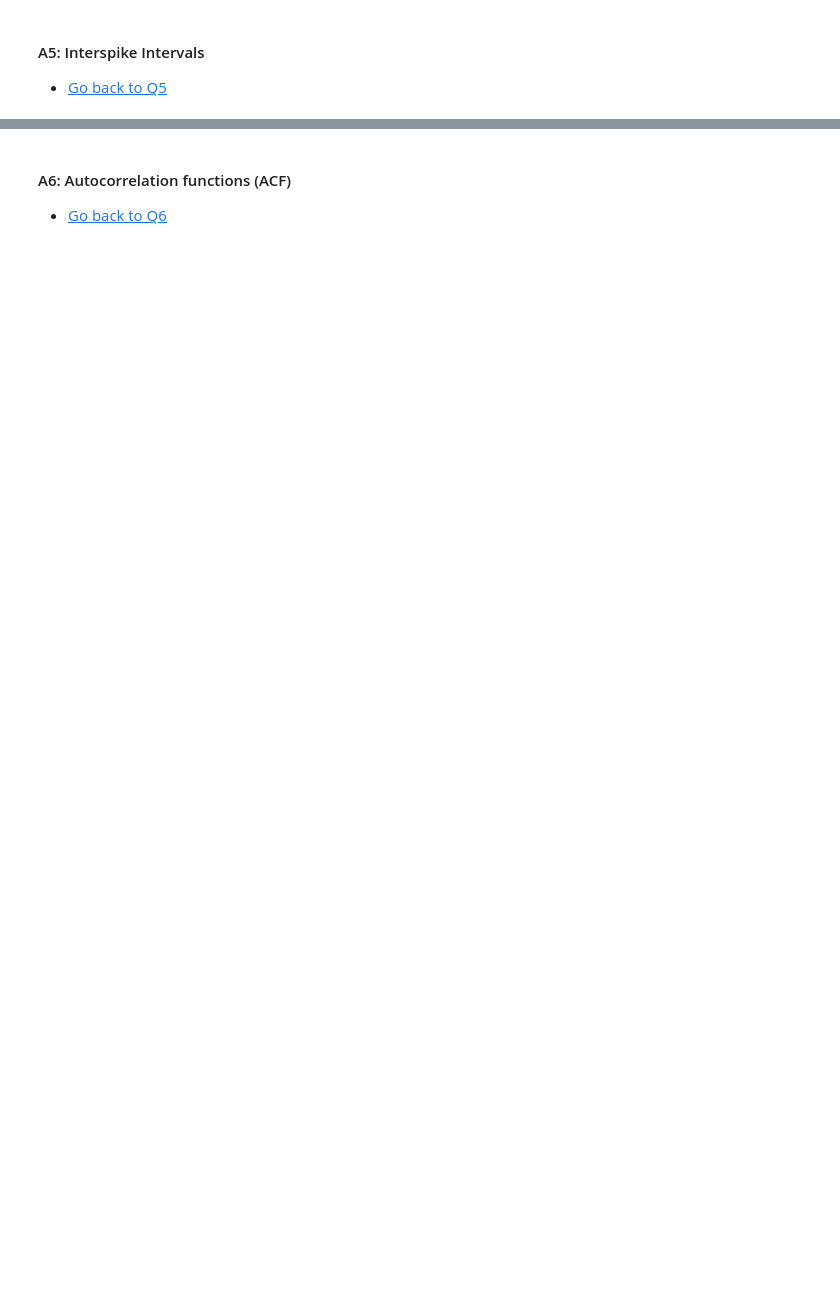
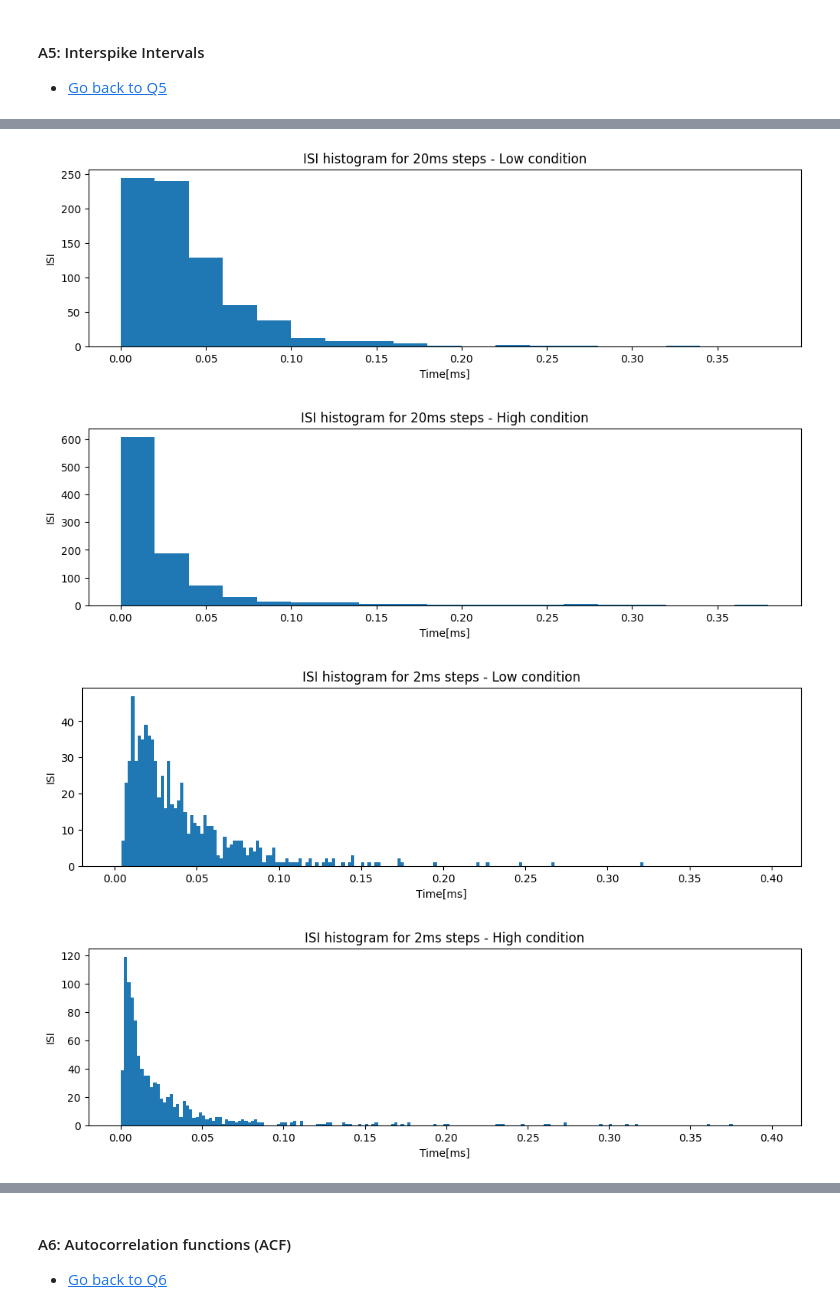
Before and after one commit to cesarz10/Computational-Neurophysiology-Lab, a Jupyter notebook: Lab_3/Module2_Ex1_XX.ipynb, the cells around one changed output, grey strips where cells are left out. Cells and saved outputs as stored; diff of their text form; code cells hidden in the pictures; blank space fills up the shorter version.

```diff
--- a/Lab_3/Module2_Ex1_XX.ipynb
+++ b/Lab_3/Module2_Ex1_XX.ipynb
@@ -563,0 +522,68 @@ Your answer here
+# %%
+# Use the following variables:
+
+#ISI_low
+#ISI_high
+#ISI_hist_low_20
+#ISI_hist_high_20
+#ISI_hist_low_2
+#ISI_hist_high_2
+
+#######################
+##   Q5.1 solution   ##
+#######################
+
+ISI_low = np.diff(spikes_low)
+ISI_high = np.diff(spikes_high)
+
+
+# 20ms window
+step = 0.02
+time_bin_edges_20 = np.arange(0, 0.4, step) # units in s
+ISI_hist_low_20 = np.histogram(ISI_low, bins=time_bin_edges_20)
+ISI_hist_high_20 = np.histogram(ISI_high, bins=time_bin_edges_20)
+
+# print(f"ISI low: {ISI_hist_low_20[0]}\nbins: {time_bin_edges_20[:]}\n")
+# print(f"\nISI high: {ISI_hist_high_20[0]}\nbins: {time_bin_edges_20[:]}")
+
+plt.bar(time_bin_edges_20[:-1], ISI_hist_low_20[0], align='edge', width=step)
+plt.title("ISI histogram for 20ms steps - Low condition")
+plt.ylabel("ISI")
+plt.xlabel("Time[ms]")
+plt.show()
+
+
+plt.bar(time_bin_edges_20[:-1], ISI_hist_high_20[0], align='edge', width=step)
+plt.title("ISI histogram for 20ms steps - High condition")
+plt.ylabel("ISI")
+plt.xlabel("Time[ms]")
+plt.show()
+
+
+
+# 2ms window
+step = 0.002
+time_bin_edges_2 = np.arange(0, 0.4, step) # units in s
+ISI_hist_low_2 = np.histogram(ISI_low, bins=time_bin_edges_2)
+ISI_hist_high_2 = np.histogram(ISI_high, bins=time_bin_edges_2)
+
+# print(f"ISI low: {ISI_hist_low_2[0]}\nbins: {time_bin_edges_2[:]}\n")
+# print(f"\nISI high: {ISI_hist_high_2[0]}\nbins: {time_bin_edges_2[:]}")
+
+plt.bar(time_bin_edges_2[:-1], ISI_hist_low_2[0], align='edge', width=step)
+plt.title("ISI histogram for 2ms steps - Low condition")
+plt.ylabel("ISI")
+plt.xlabel("Time[ms]")
+plt.show()
+
+
+plt.bar(time_bin_edges_2[:-1], ISI_hist_high_2[0], align='edge', width=step)
+plt.title("ISI histogram for 2ms steps - High condition")
+plt.ylabel("ISI")
+plt.xlabel("Time[ms]")
+plt.show()
+# %% [output]
+[figure, added]
+[figure, added]
+[figure, added]
+[figure, added]
```
Also changed, not shown: parts of 21 cells of this notebook.
